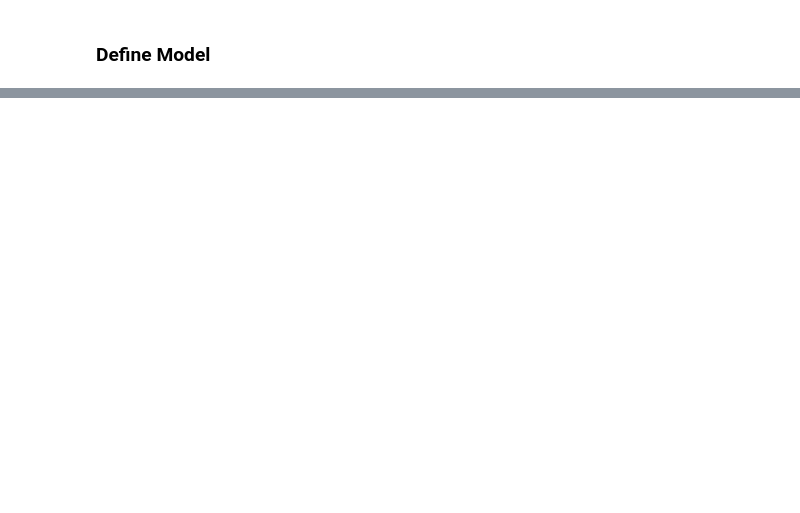
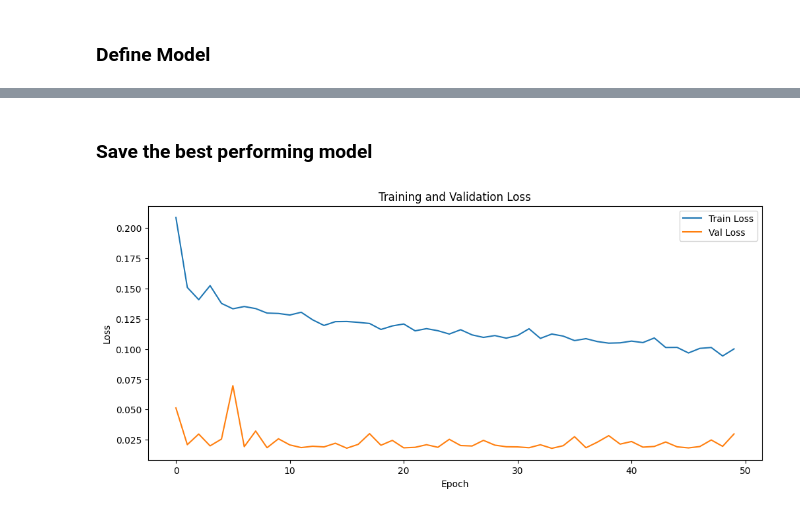
Before and after one commit to EthanSchmitt7/AAI540-final-project, a Jupyter notebook: test_model.ipynb, the cells around one changed output, grey strips where cells are left out. Saved outputs shown, nothing was run; the diff lists cells and outputs as text; code cells hidden in the pictures; blank space fills up the shorter version.

```diff
--- a/test_model.ipynb
+++ b/test_model.ipynb
@@ -398,26 +508,33 @@ print(train_loader)
 # %%
+criterion = nn.MSELoss()
+
+train_losses = []
+val_losses = []
+
 # Training loop
-epochs = 10
+epochs = 50
 for epoch in range(epochs):
-    model.train()
+    best_model.train()
     train_loss = 0
     for inputs, targets in train_loader:
-        optimizer.zero_grad()
+        best_optimizer.zero_grad()
 
-        outputs = model(inputs)
+        outputs = best_model(inputs)
         loss = criterion(outputs, targets)
         loss.backward()
-        optimizer.step()
+        best_optimizer.step()
 
         train_loss += loss.item()
 
     # Validation loop
-    model.eval()
+    best_model.eval()
     val_loss = 0
     with torch.no_grad():
         for val_inputs, val_targets in val_loader:
-            val_outputs = model(val_inputs)
+            val_outputs = best_model(val_inputs)
             val_loss += criterion(val_outputs, val_targets).item()
 
     print(f"Epoch {epoch+1}/{epochs}, Train Loss: {train_loss/len(train_loader):.4f}, Val Loss: {val_loss/len(val_loader):.4f}")
+    train_losses.append(train_loss/len(train_loader))
+    val_losses.append(val_loss/len(val_loader))
 # %% [output]
@@ -433,0 +558,2 @@ Epoch 10/10, Train Loss: 0.1156, Val Loss: 0.0006
+# %% [markdown]
+### Save the best performing model
@@ -433,0 +562,13 @@ Epoch 10/10, Train Loss: 0.1156, Val Loss: 0.0006
+# %%
+# Plot the training and validation losses
+
+plt.figure(figsize=(12, 5))
+plt.plot(train_losses, label="Train Loss")
+plt.plot(val_losses, label="Val Loss")
+plt.xlabel("Epoch")
+plt.ylabel("Loss")
+plt.title("Training and Validation Loss")
+plt.legend()
+plt.show()
+# %% [output]
+[figure, added]
```
Also changed, not shown: parts of 20 cells of this notebook, 2 other files.
